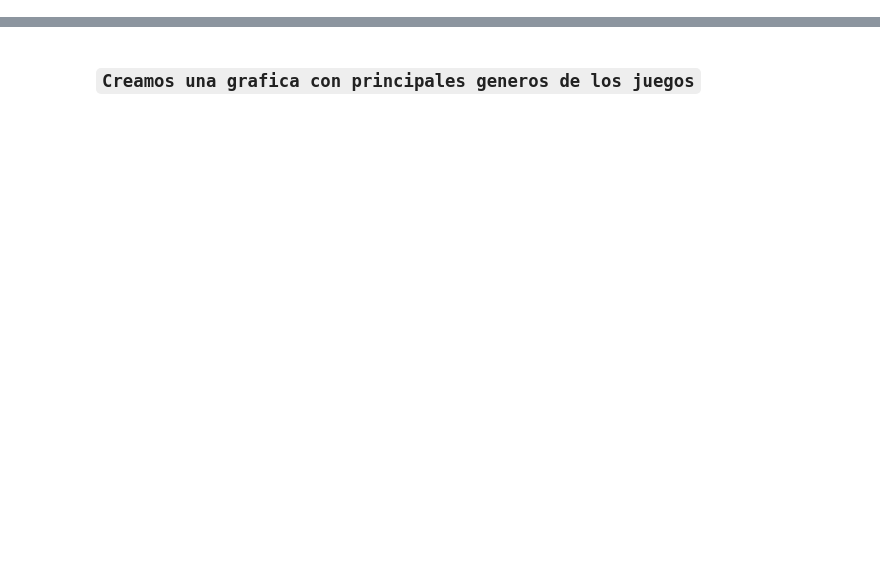
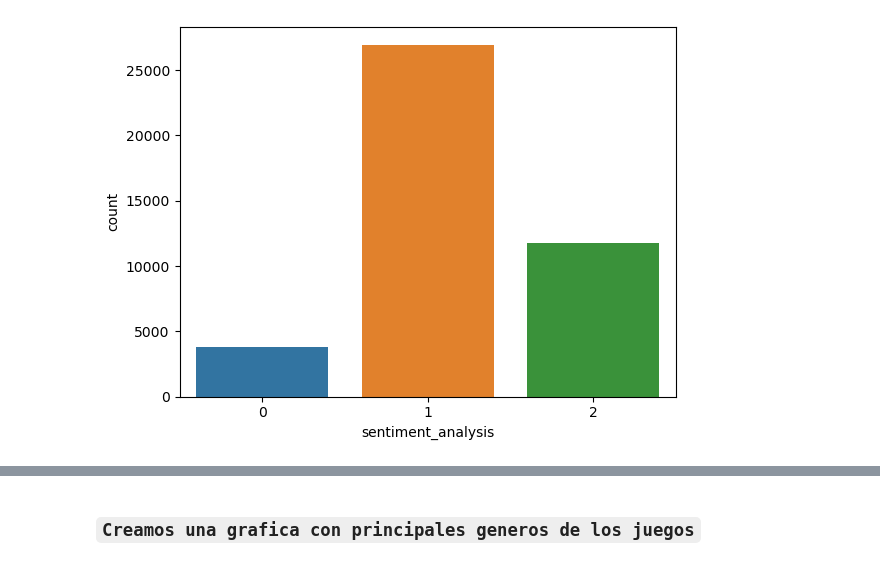
Before and after one commit to JBE777/PI_ML_OPS, a Jupyter notebook: EDA_Exploración_y_Análisis_de_datos.ipynb, the cells around one changed output, grey strips where cells are left out. Cells and saved outputs as stored; diff of their text form; code cells hidden in the pictures; blank space fills up the shorter version.

```diff
--- a/EDA_Exploración_y_Análisis_de_datos.ipynb
+++ b/EDA_Exploración_y_Análisis_de_datos.ipynb
@@ -22,0 +289,5 @@ plt.axis('off');
+# %%
+sns.countplot(x='sentiment_analysis',data=df)
+plt.show()
+# %% [output]
+[figure, added]
```
Also changed, not shown: parts of 57 cells of this notebook, 18 other files.
